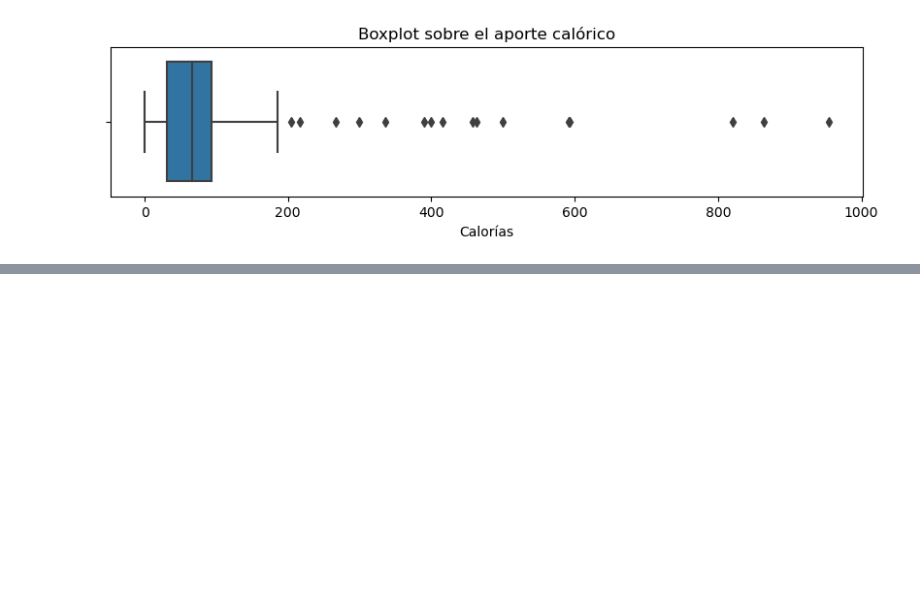
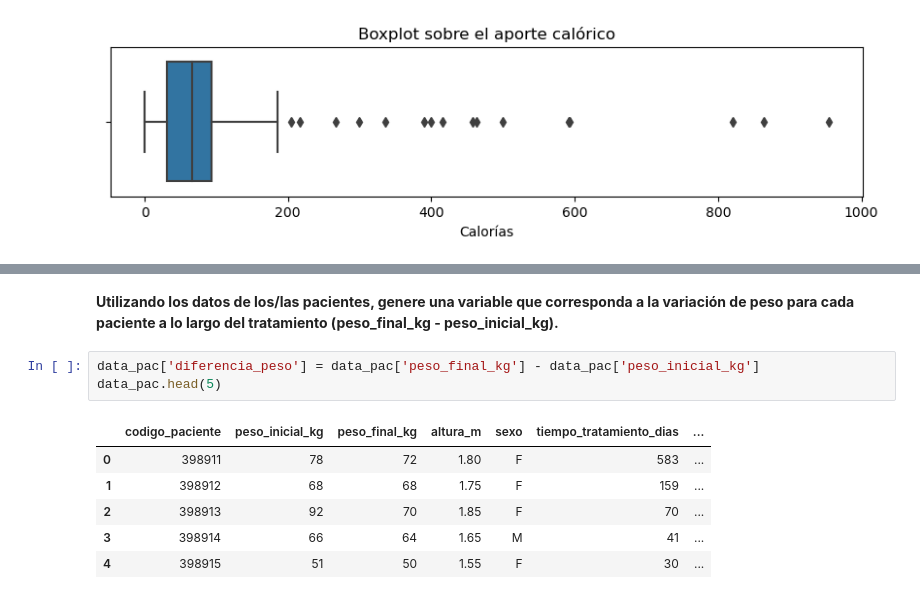
Before and after one commit to CaroRuiz92/exploracion_estadistica_pandas, a Jupyter notebook: Pract_3.ipynb, the cells around one changed output, grey strips where cells are left out. Saved outputs shown, nothing was run; the diff lists cells and outputs as text; blank space fills up the shorter version.

```diff
--- a/Pract_3.ipynb
+++ b/Pract_3.ipynb
@@ -225,0 +268,12 @@ plt.show()
+# %% [markdown]
+**Utilizando los datos de los/las pacientes, genere una variable que corresponda a la variación de peso para cada paciente a lo largo del tratamiento (peso_final_kg - peso_inicial_kg).**
+# %%
+data_pac['diferencia_peso'] = data_pac['peso_final_kg'] - data_pac['peso_inicial_kg']
+data_pac.head(5)
+# %% [output]
+|  | codigo_paciente | peso_inicial_kg | peso_final_kg | altura_m | sexo | tiempo_tratamiento_dias | ... |
+| 0 | 398911 | 78 | 72 | 1.80 | F | 583 | ... |
+| 1 | 398912 | 68 | 68 | 1.75 | F | 159 | ... |
+| 2 | 398913 | 92 | 70 | 1.85 | F | 70 | ... |
+| 3 | 398914 | 66 | 64 | 1.65 | M | 41 | ... |
+| 4 | 398915 | 51 | 50 | 1.55 | F | 30 | ... |
```
Also changed, not shown: parts of 11 cells of this notebook.
